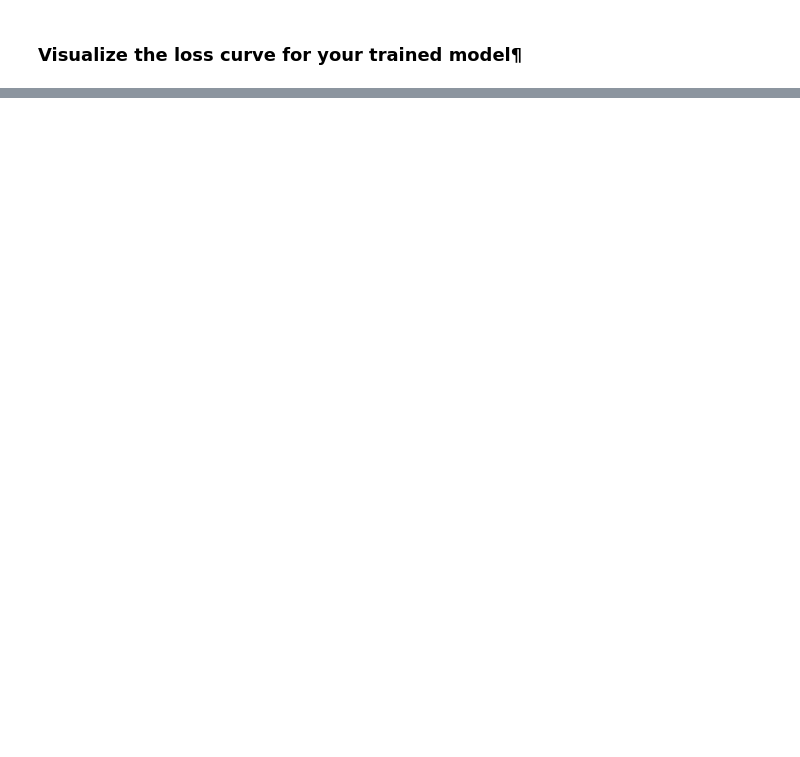
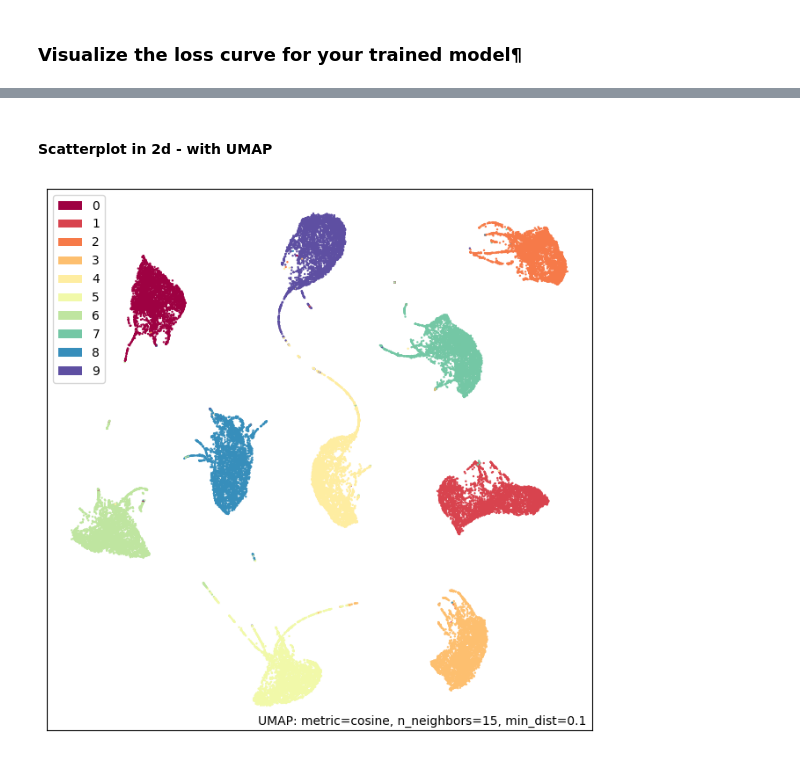
Before and after one commit to martin-fabbri/next-gen-rag, a Jupyter notebook: nbs-multimodality/overview-multimodality.ipynb, the cells around one changed output, grey strips where cells are left out. Saved outputs shown, nothing was run; the diff lists cells and outputs as text; code cells hidden in the pictures; blank space fills up the shorter version.

```diff
--- a/nbs-multimodality/overview-multimodality.ipynb
+++ b/nbs-multimodality/overview-multimodality.ipynb
@@ -242,7 +242,7 @@ if not os.path.exists(checkpoint_dir):
 # %%
 def train_model(epoch_count=10):  #
     net = Network()
-    net.to(device)
+    # net.to(device)
     lrs = []
     losses = []
 
@@ -277,7 +277,7 @@ def train_model(epoch_count=10):  #
 ### Load from Backup
 # %%
 def load_model_from_checkpoint():
-    checkpoint = torch.load('checkpoints/model_epoch_99.pt')
+    checkpoint = torch.load('saved-checkpoints/model_epoch_99.pt')
 
     net = Network()
     net.load_state_dict(checkpoint)
@@ -287,7 +287,7 @@ def load_model_from_checkpoint():
 # %% [markdown]
 ### Get the Model
 # %%
-train = True # set to True to run train the model
+train = False # set to True to run train the model
 
 if train:
     training_result = train_model(epoch_count=20)
@@ -341,0 +306,12 @@ if train:
+# %%
+encoded_data = []
+labels = []
+
+with torch.no_grad():
+    for anchor, _, _, label in tqdm(trainLoader):
+        output = model(anchor.to(device))
+        encoded_data.extend(output.cpu().numpy())
+        labels.extend(label.cpu().numpy())
+
+encoded_data = np.array(encoded_data)
+labels = np.array(labels)
@@ -341,0 +356,7 @@ if train:
+# %% [markdown]
+#### Scatterplot in 2d - with UMAP
+# %%
+mapper = umap.UMAP(random_state=42, metric='cosine').fit(encoded_data)
+umap.plot.points(mapper, labels=labels);
+# %% [output]
+[figure, added]
```
Also changed, not shown: parts of 13 cells of this notebook, 5 other files.
